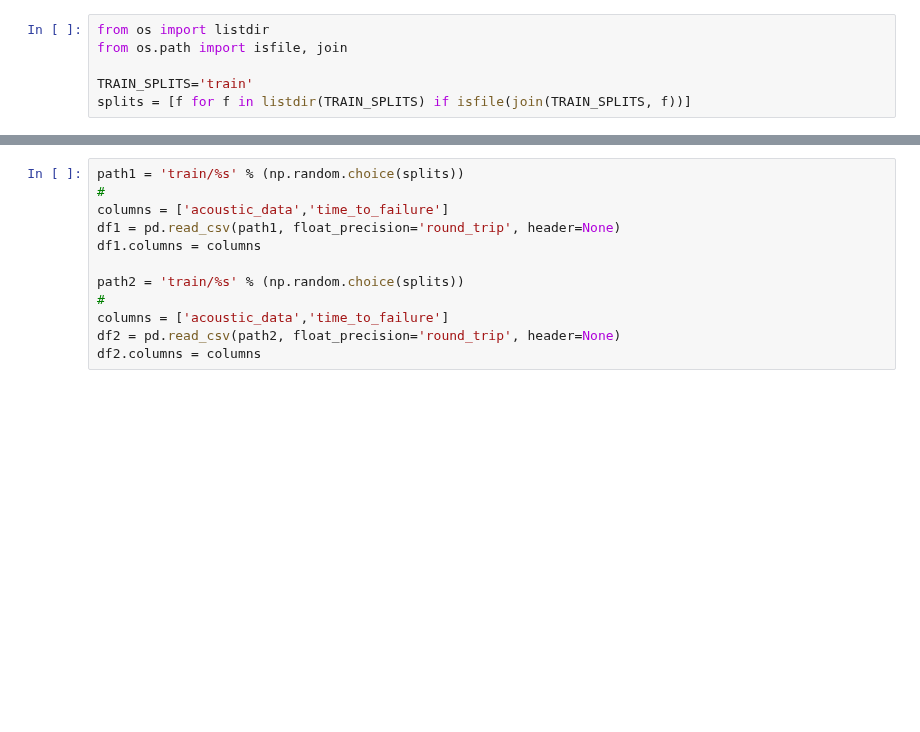
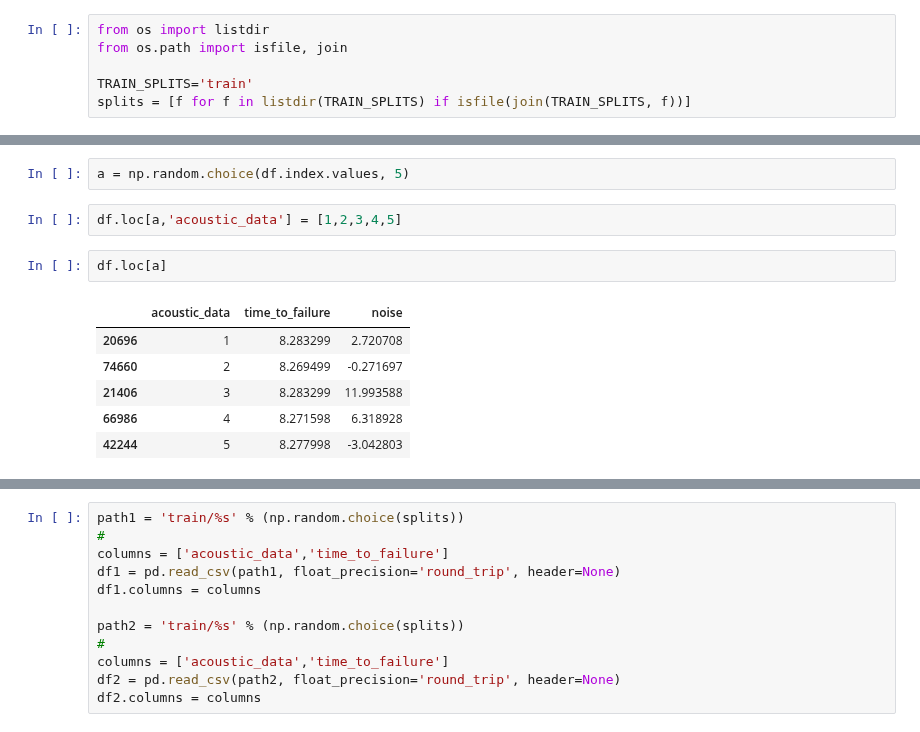
Before and after one commit to stehem/kaggle, a Jupyter notebook: earthquakes/quakes2.ipynb, the cells around one changed output, grey strips where cells are left out. Saved outputs shown, nothing was run; the diff lists cells and outputs as text; blank space fills up the shorter version.

```diff
--- a/earthquakes/quakes2.ipynb
+++ b/earthquakes/quakes2.ipynb
@@ -38,0 +56,13 @@ df.describe()
+# %%
+a = np.random.choice(df.index.values, 5)
+# %%
+df.loc[a,'acoustic_data'] = [1,2,3,4,5]
+# %%
+df.loc[a]
+# %% [output]
+|  | acoustic_data | time_to_failure | noise |
+| 20696 | 1 | 8.283299 | 2.720708 |
+| 74660 | 2 | 8.269499 | -0.271697 |
+| 21406 | 3 | 8.283299 | 11.993588 |
+| 66986 | 4 | 8.271598 | 6.318928 |
+| 42244 | 5 | 8.277998 | -3.042803 |
```
Also changed, not shown: parts of 8 cells of this notebook, 3 other files.
